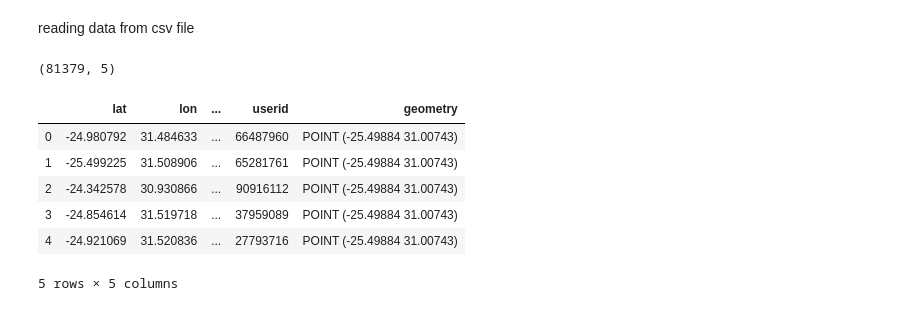
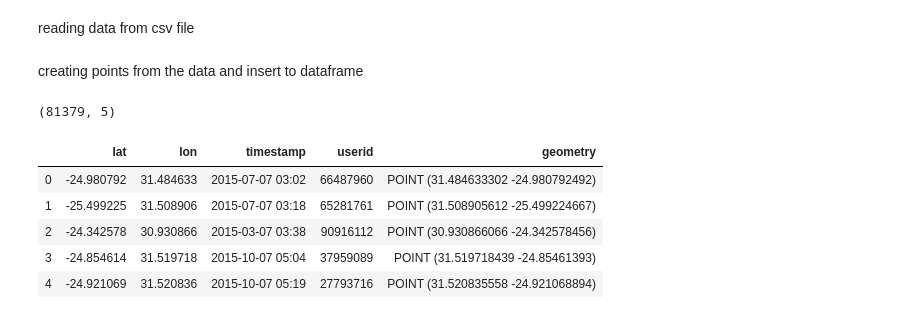
Before and after one commit to orenltr/gis_dev, a Jupyter notebook: hw1.ipynb, the cells around one changed output. Saved outputs shown, nothing was run; the diff lists cells and outputs as text; code cells hidden in the pictures.

```diff
--- a/hw1.ipynb
+++ b/hw1.ipynb
@@ -59,22 +61,21 @@ reading data from csv file
 # %%
 file_path = r'C:\Users\Dell\OneDrive - Technion\טכניון\סמסטר ז\סדנא בפיתוח ממג\code\data\some_posts.csv'
 df = pd.read_csv(file_path)
-
-
-# df['geometry'] = df.index
-
-for index, row in df.iterrows() :
-    geometry = Point(row['lat'], row['lon'])
-
-df['geometry'] = geometry
-print(df.shape)
-df.head()
-# %% [output]
-(81379, 5)
-|  | lat | lon | ... | userid | geometry |
-| 0 | -24.980792 | 31.484633 | ... | 66487960 | POINT (-25.49884 31.00743) |
-| 1 | -25.499225 | 31.508906 | ... | 65281761 | POINT (-25.49884 31.00743) |
-| 2 | -24.342578 | 30.930866 | ... | 90916112 | POINT (-25.49884 31.00743) |
-| 3 | -24.854614 | 31.519718 | ... | 37959089 | POINT (-25.49884 31.00743) |
-| 4 | -24.921069 | 31.520836 | ... | 27793716 | POINT (-25.49884 31.00743) |
-5 rows × 5 columns
+# %% [markdown]
+creating points from the data and insert to dataframe
+# %%
+# for index, row in df.iterrows() :
+#     geometry = Point(row['lat'], row['lon'])
+
+geometry = gpd.points_from_xy(df.lon,df.lat)
+df['geometry'] = geometry
+print(df.shape)
+df.head()
+# %% [output]
+(81379, 5)
+|  | lat | lon | timestamp | userid | geometry |
+| 0 | -24.980792 | 31.484633 | 2015-07-07 03:02 | 66487960 | POINT (31.484633302 -24.980792492) |
+| 1 | -25.499225 | 31.508906 | 2015-07-07 03:18 | 65281761 | POINT (31.508905612 -25.499224667) |
+| 2 | -24.342578 | 30.930866 | 2015-03-07 03:38 | 90916112 | POINT (30.930866066 -24.342578456) |
+| 3 | -24.854614 | 31.519718 | 2015-10-07 05:04 | 37959089 | POINT (31.519718439 -24.85461393) |
+| 4 | -24.921069 | 31.520836 | 2015-10-07 05:19 | 27793716 | POINT (31.520835558 -24.921068894) |
```
Also changed, not shown: parts of 5 cells of this notebook.
